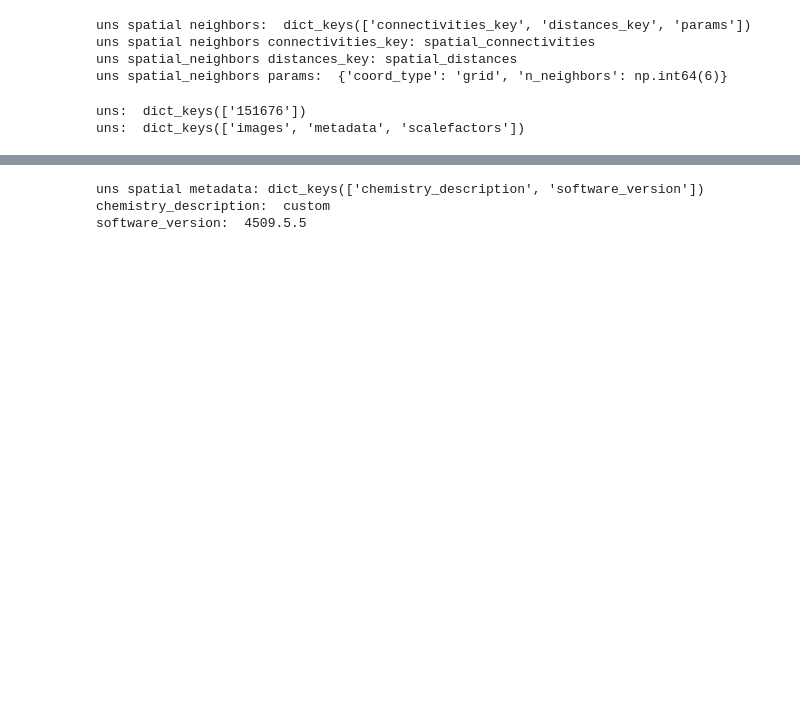
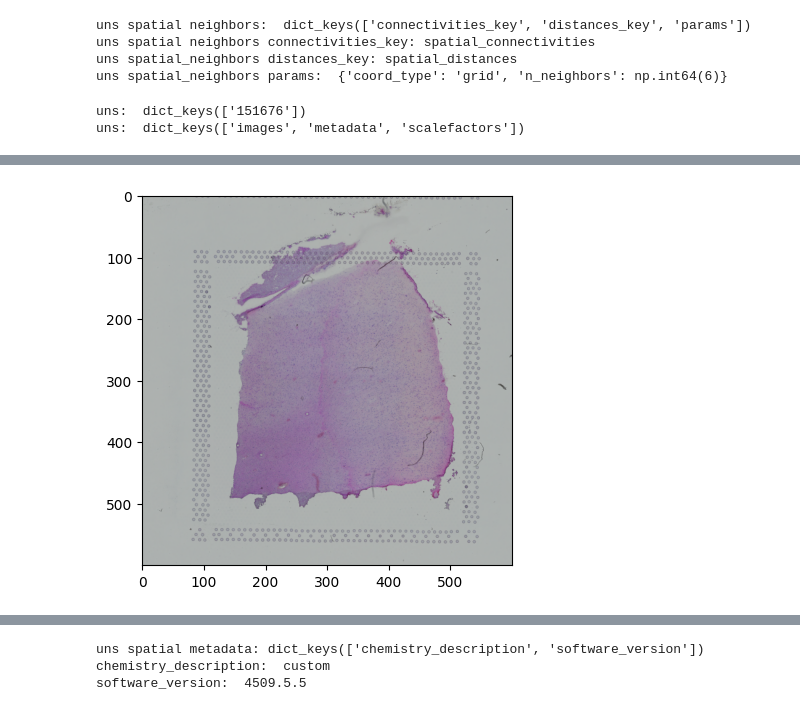
Before and after one commit to taomasgonzalez/GNNCellClassification, a Jupyter notebook: DataAnalysis.ipynb, the cells around one changed output, grey strips where cells are left out. Cells and saved outputs as stored; diff of their text form; code cells hidden in the pictures; blank space fills up the shorter version.

```diff
--- a/DataAnalysis.ipynb
+++ b/DataAnalysis.ipynb
@@ -368,0 +356,5 @@ uns:  dict_keys(['images', 'metadata', 'scalefactors'])
+# %%
+plt.imshow(ann_data['151676'].uns['spatial']['151676']['images']['lowres'])
+plt.show()
+# %% [output]
+[figure, added]
```
Also changed, not shown: parts of 28 cells of this notebook.
